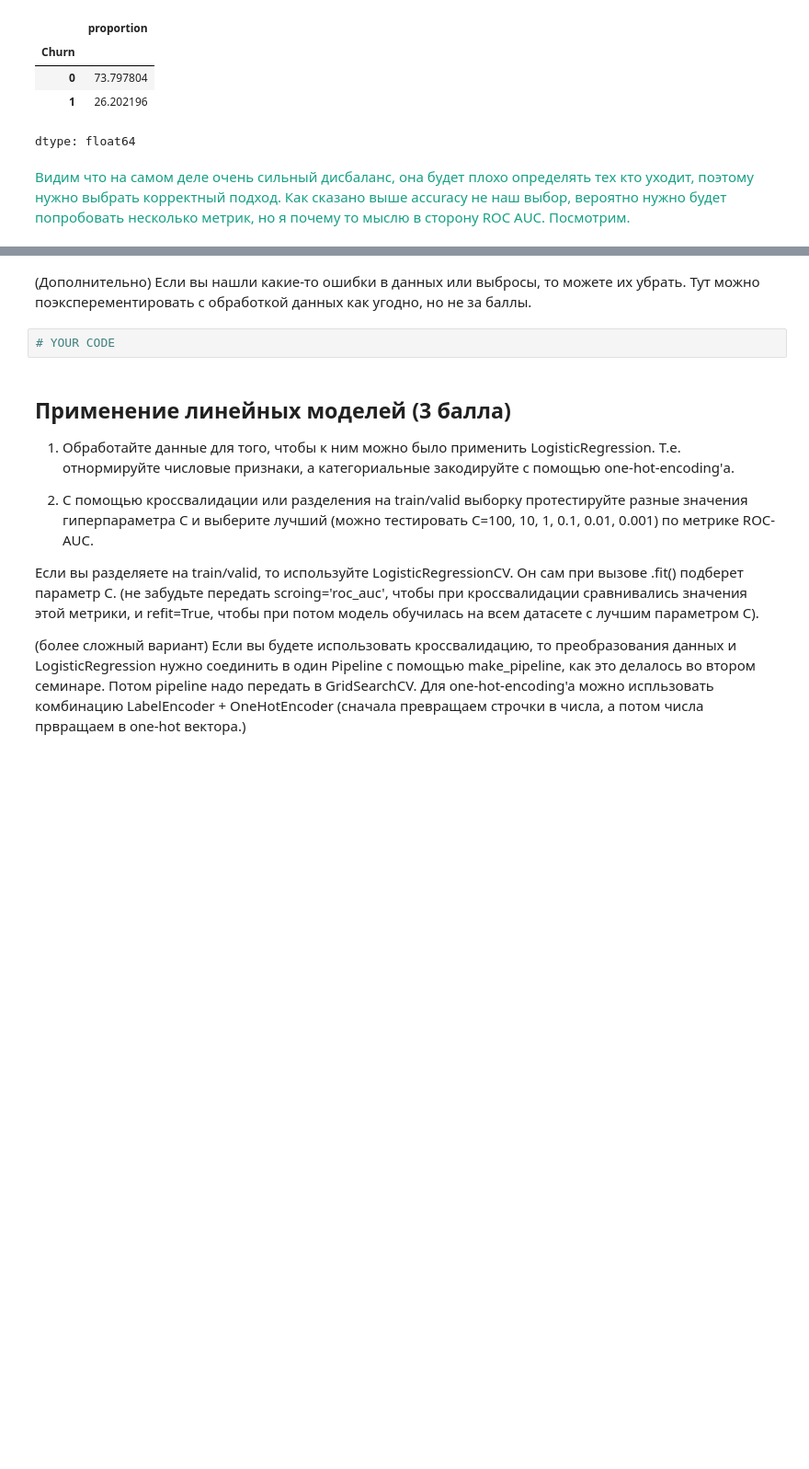
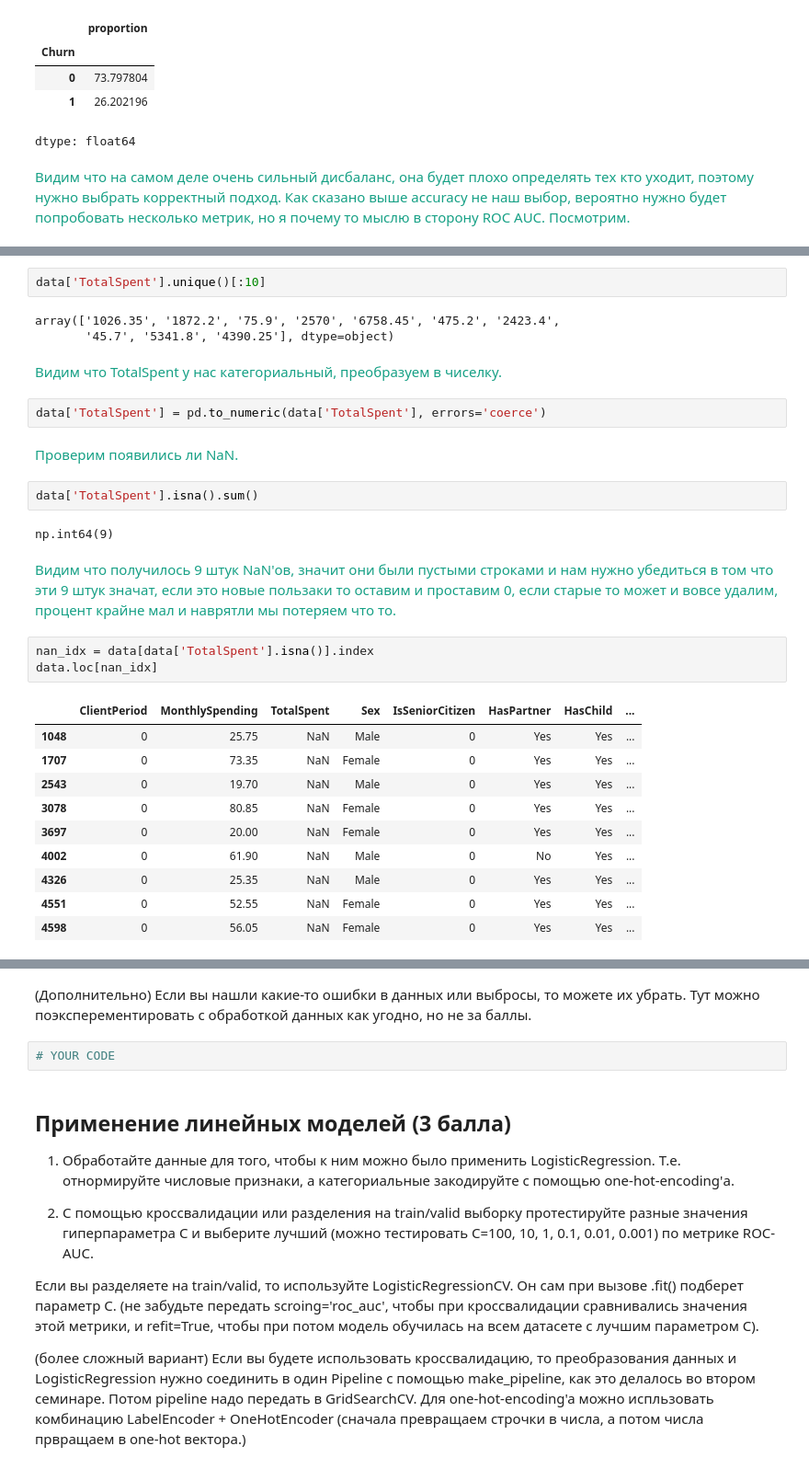
Before and after one commit to blckvia/DeepLearningSchool, a Jupyter notebook: week_03_composition_model_selection/Homework/hw_3_kaggle.ipynb, the cells around one changed output, grey strips where cells are left out. Shown at 92% size. Cells and saved outputs as stored; diff of their text form; blank space fills up the shorter version.

```diff
--- a/week_03_composition_model_selection/Homework/hw_3_kaggle.ipynb
+++ b/week_03_composition_model_selection/Homework/hw_3_kaggle.ipynb
@@ -206,0 +216,31 @@ dtype: float64
+# %%
+data['TotalSpent'].unique()[:10]
+# %% [output]
+array(['1026.35', '1872.2', '75.9', '2570', '6758.45', '475.2', '2423.4',
+       '45.7', '5341.8', '4390.25'], dtype=object)
+# %% [markdown]
+<font color="#16A085">Видим что TotalSpent у нас категориальный, преобразуем в чиселку.</font>
+# %%
+data['TotalSpent'] = pd.to_numeric(data['TotalSpent'], errors='coerce')
+# %% [markdown]
+<font color="#16A085">Проверим появились ли NaN.</font>
+# %%
+data['TotalSpent'].isna().sum()
+# %% [output]
+np.int64(9)
+# %% [markdown]
+<font color="#16A085">Видим что получилось 9 штук NaN'ов, значит они были пустыми строками и нам нужно убедиться в том что эти 9 штук значат, если это новые пользаки то оставим и проставим 0, если старые то может и вовсе удалим, процент крайне мал и наврятли мы потеряем что то.</font>
+# %%
+nan_idx = data[data['TotalSpent'].isna()].index
+data.loc[nan_idx]
+# %% [output]
+|  | ClientPeriod | MonthlySpending | TotalSpent | Sex | IsSeniorCitizen | HasPartner | HasChild | ... |
+| 1048 | 0 | 25.75 | NaN | Male | 0 | Yes | Yes | ... |
+| 1707 | 0 | 73.35 | NaN | Female | 0 | Yes | Yes | ... |
+| 2543 | 0 | 19.70 | NaN | Male | 0 | Yes | Yes | ... |
+| 3078 | 0 | 80.85 | NaN | Female | 0 | Yes | Yes | ... |
+| 3697 | 0 | 20.00 | NaN | Female | 0 | Yes | Yes | ... |
+| 4002 | 0 | 61.90 | NaN | Male | 0 | No | Yes | ... |
+| 4326 | 0 | 25.35 | NaN | Male | 0 | Yes | Yes | ... |
+| 4551 | 0 | 52.55 | NaN | Female | 0 | Yes | Yes | ... |
+| 4598 | 0 | 56.05 | NaN | Female | 0 | Yes | Yes | ... |
```
Also changed, not shown: parts of 9 cells of this notebook.
